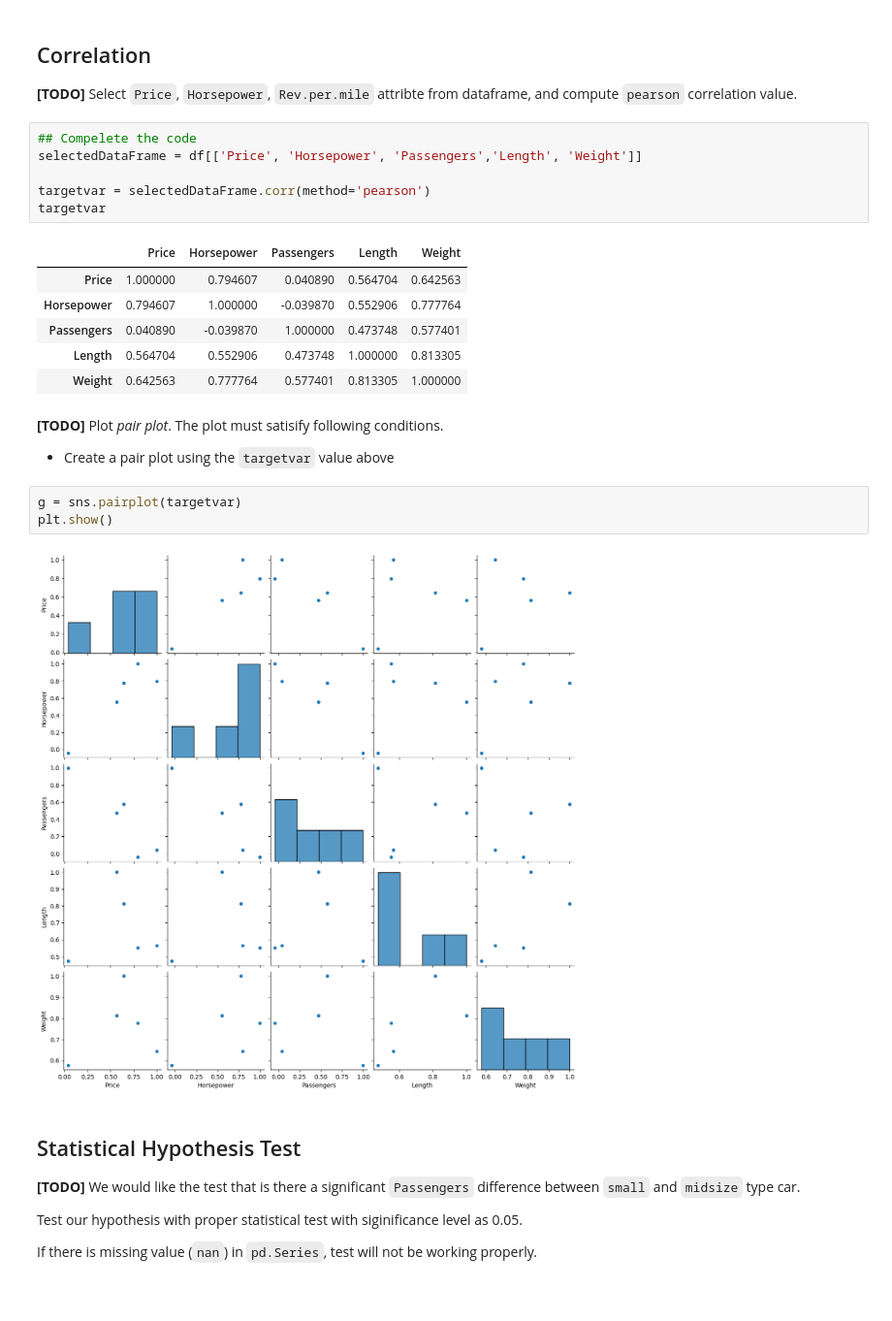
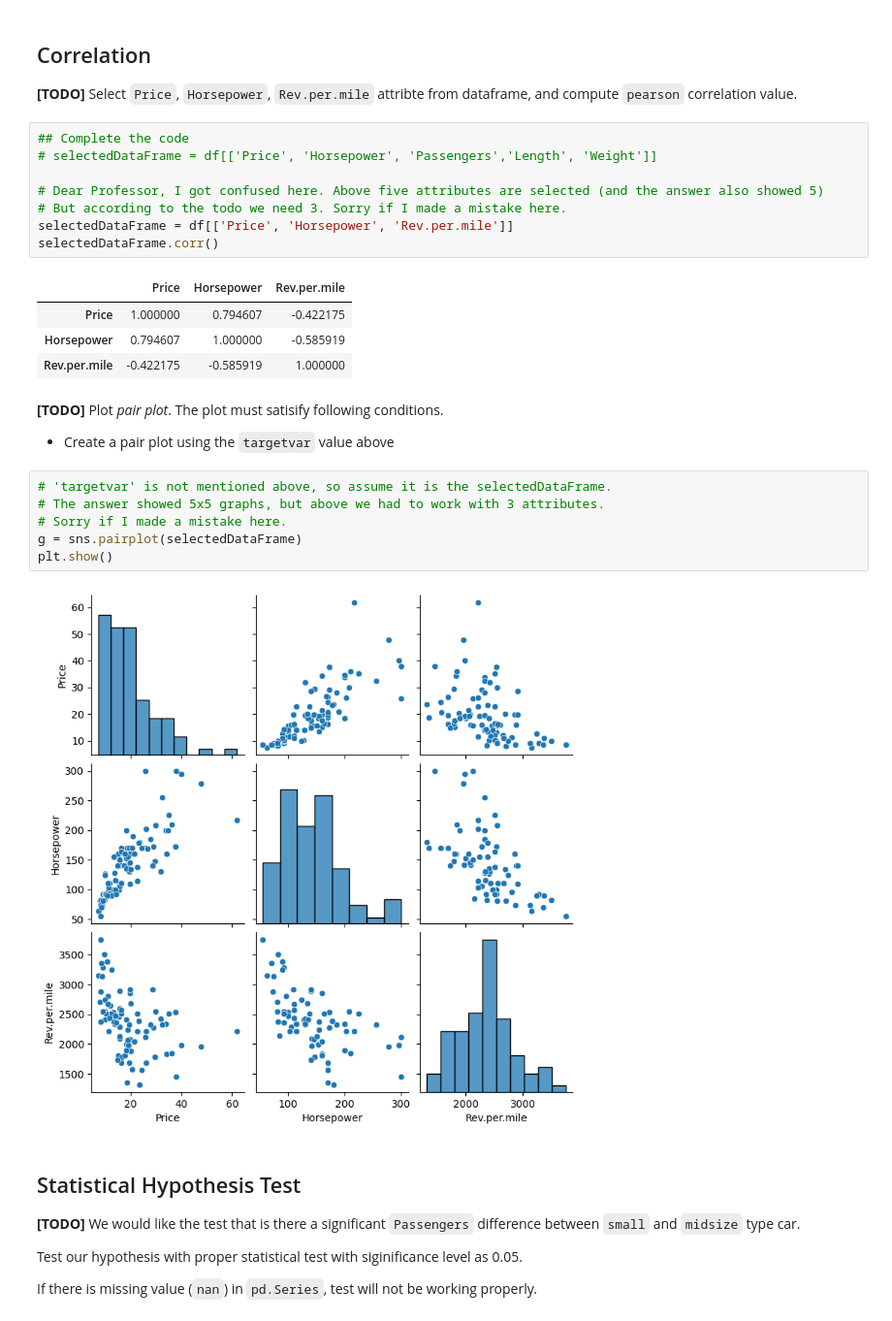
Before and after one commit to SVKruik/ST-KR-J1, a Jupyter notebook: Artificial Intelligence/[AI_Assignment1]_Data_Analysis.ipynb, the cells around one changed output. Shown at 97% size. Saved outputs shown, nothing was run; the diff lists cells and outputs as text; blank space fills up the shorter version.

```diff
--- a/Artificial Intelligence/[AI_Assignment1]_Data_Analysis.ipynb
+++ b/Artificial Intelligence/[AI_Assignment1]_Data_Analysis.ipynb
@@ -161,28 +161,31 @@ plt.tight_layout()
 # %% [markdown]
 ## Correlation
 **[TODO]** Select `Price`, `Horsepower`, `Rev.per.mile` attribte from dataframe, and compute `pearson` correlation value.
-# %%
-## Compelete the code
-selectedDataFrame = df[['Price', 'Horsepower', 'Passengers','Length', 'Weight']]
-
-targetvar = selectedDataFrame.corr(method='pearson')
-targetvar
-# %% [output]
-|  | Price | Horsepower | Passengers | Length | Weight |
-| Price | 1.000000 | 0.794607 | 0.040890 | 0.564704 | 0.642563 |
-| Horsepower | 0.794607 | 1.000000 | -0.039870 | 0.552906 | 0.777764 |
-| Passengers | 0.040890 | -0.039870 | 1.000000 | 0.473748 | 0.577401 |
-| Length | 0.564704 | 0.552906 | 0.473748 | 1.000000 | 0.813305 |
-| Weight | 0.642563 | 0.777764 | 0.577401 | 0.813305 | 1.000000 |
+# %%
+## Complete the code
+# selectedDataFrame = df[['Price', 'Horsepower', 'Passengers','Length', 'Weight']]
+
+# Dear Professor, I got confused here. Above five attributes are selected (and the answer also showed 5)
+# But according to the todo we need 3. Sorry if I made a mistake here.
+selectedDataFrame = df[['Price', 'Horsepower', 'Rev.per.mile']]
+selectedDataFrame.corr()
+# %% [output]
+|  | Price | Horsepower | Rev.per.mile |
+| Price | 1.000000 | 0.794607 | -0.422175 |
+| Horsepower | 0.794607 | 1.000000 | -0.585919 |
+| Rev.per.mile | -0.422175 | -0.585919 | 1.000000 |
 # %% [markdown]
 **[TODO]** Plot *pair plot*. The plot must satisify following conditions.
 
 - Create a pair plot using the `targetvar` value above
-# %%
-g = sns.pairplot(targetvar)
-plt.show()
-# %% [output]
-[figure, removed]
+# %%
+# 'targetvar' is not mentioned above, so assume it is the selectedDataFrame.
+# The answer showed 5x5 graphs, but above we had to work with 3 attributes.
+# Sorry if I made a mistake here.
+g = sns.pairplot(selectedDataFrame)
+plt.show()
+# %% [output]
+[figure, added]
 # %% [markdown]
 ## Statistical Hypothesis Test
 **[TODO]** We would like the test that is there a significant `Passengers`  difference between `small` and `midsize` type car.
```
